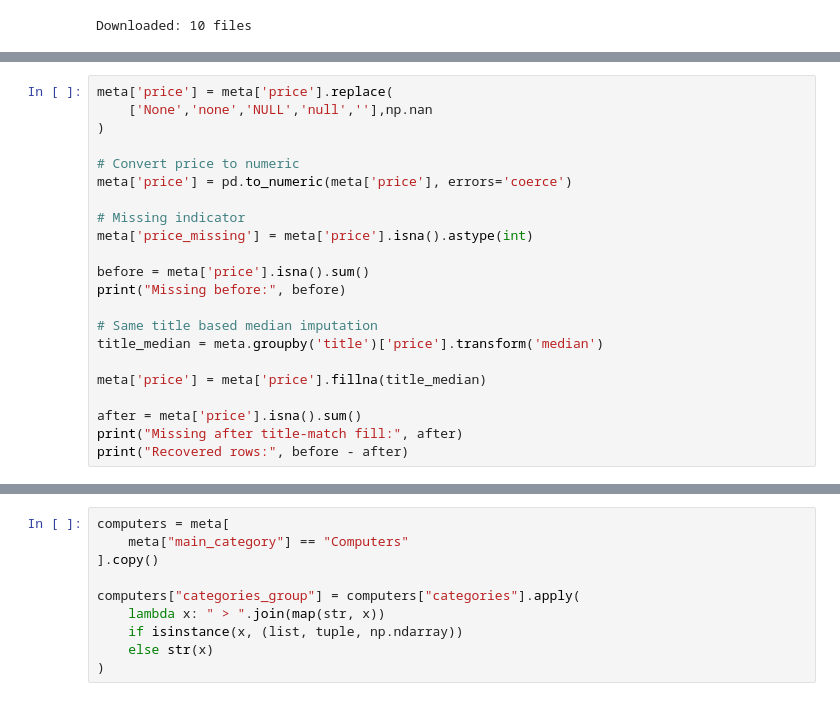
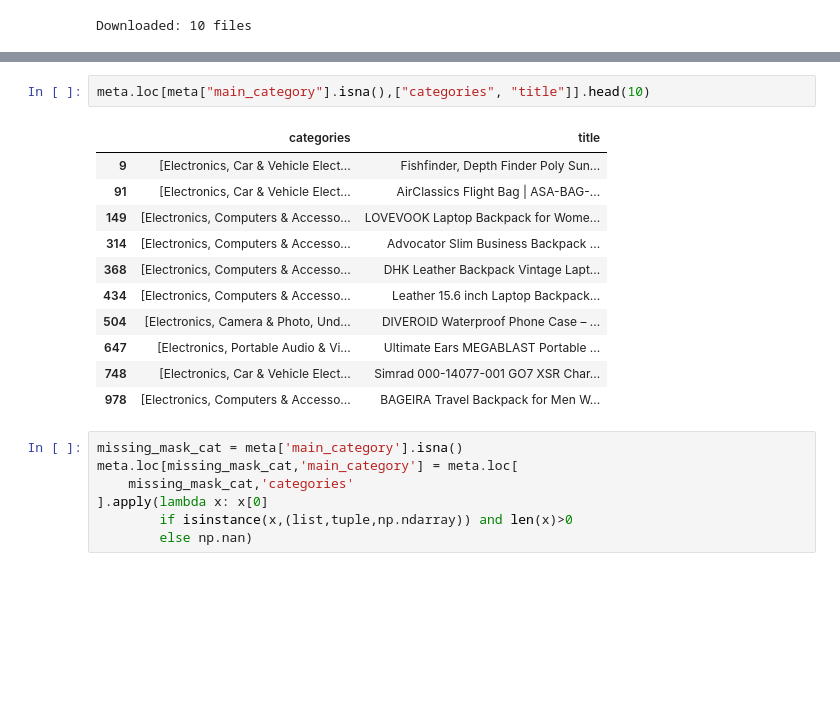
Before and after one commit to satyamkarn100-ctrl/Neural-Recommendation-Personalization-Engine, a Jupyter notebook: 02_preprocessing.ipynb, the cells around one changed output, grey strips where cells are left out. Cells and saved outputs as stored; diff of their text form; blank space fills up the shorter version.

Commit message:
Handle missing main_category values using categories fallback

```diff
--- a/02_preprocessing.ipynb
+++ b/02_preprocessing.ipynb
@@ -161,22 +126,0 @@ Price missing: 0
-# %%
-meta['price'] = meta['price'].replace(
-    ['None','none','NULL','null',''],np.nan
-)
-
-# Convert price to numeric
-meta['price'] = pd.to_numeric(meta['price'], errors='coerce')
-
-# Missing indicator
-meta['price_missing'] = meta['price'].isna().astype(int)
-
-before = meta['price'].isna().sum()
-print("Missing before:", before)
-
-# Same title based median imputation
-title_median = meta.groupby('title')['price'].transform('median')
-
-meta['price'] = meta['price'].fillna(title_median)
-
-after = meta['price'].isna().sum()
-print("Missing after title-match fill:", after)
-print("Recovered rows:", before - after)
@@ -239,10 +127,21 @@ computers.head(50)
+# %%
+meta.loc[meta["main_category"].isna(),["categories", "title"]].head(10)
+# %% [output]
+|  | categories | title |
+| 9 | [Electronics, Car & Vehicle Elect... | Fishfinder, Depth Finder Poly Sun... |
+| 91 | [Electronics, Car & Vehicle Elect... | AirClassics Flight Bag | ASA-BAG-... |
+| 149 | [Electronics, Computers & Accesso... | LOVEVOOK Laptop Backpack for Wome... |
+| 314 | [Electronics, Computers & Accesso... | Advocator Slim Business Backpack ... |
+| 368 | [Electronics, Computers & Accesso... | DHK Leather Backpack Vintage Lapt... |
+| 434 | [Electronics, Computers & Accesso... | Leather 15.6 inch Laptop Backpack... |
+| 504 | [Electronics, Camera & Photo, Und... | DIVEROID Waterproof Phone Case – ... |
+| 647 | [Electronics, Portable Audio & Vi... | Ultimate Ears MEGABLAST Portable ... |
+| 748 | [Electronics, Car & Vehicle Elect... | Simrad 000-14077-001 GO7 XSR Char... |
+| 978 | [Electronics, Computers & Accesso... | BAGEIRA Travel Backpack for Men W... |
 # %%
-computers = meta[
-    meta["main_category"] == "Computers"
-].copy()
-
-computers["categories_group"] = computers["categories"].apply(
-    lambda x: " > ".join(map(str, x))
-    if isinstance(x, (list, tuple, np.ndarray))
-    else str(x)
-)
+missing_mask_cat = meta['main_category'].isna()
+meta.loc[missing_mask_cat,'main_category'] = meta.loc[
+    missing_mask_cat,'categories'
+].apply(lambda x: x[0]
+        if isinstance(x,(list,tuple,np.ndarray)) and len(x)>0
+        else np.nan)
```
Also changed, not shown: parts of 12 cells of this notebook.
